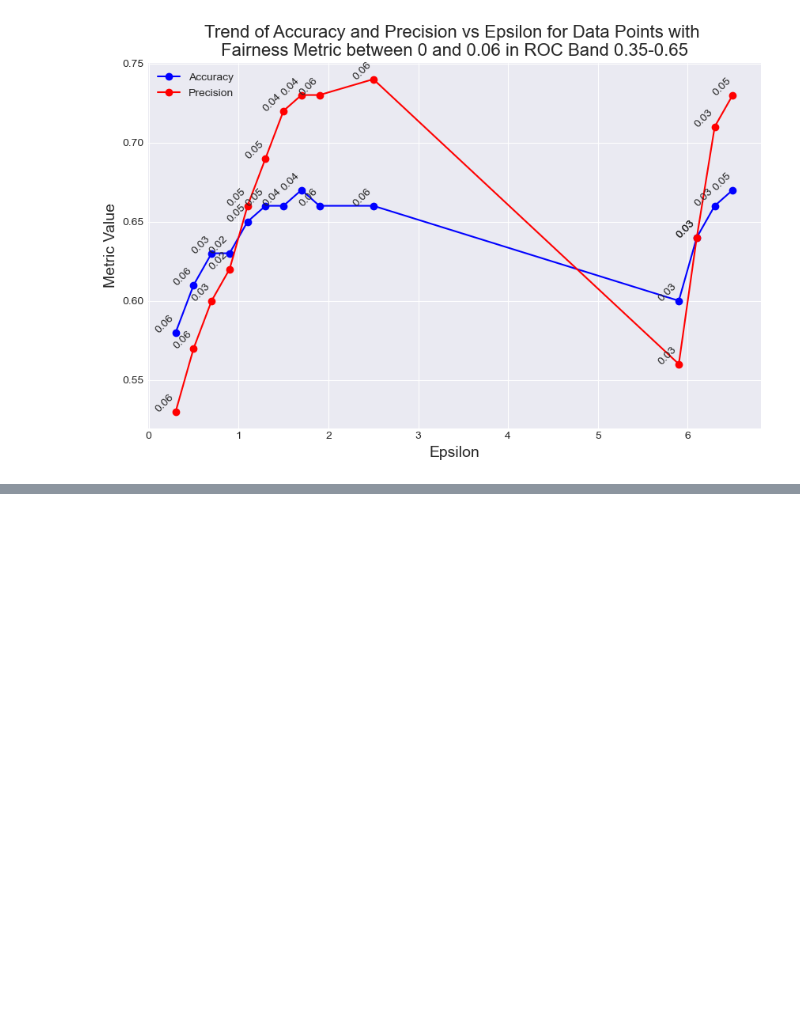
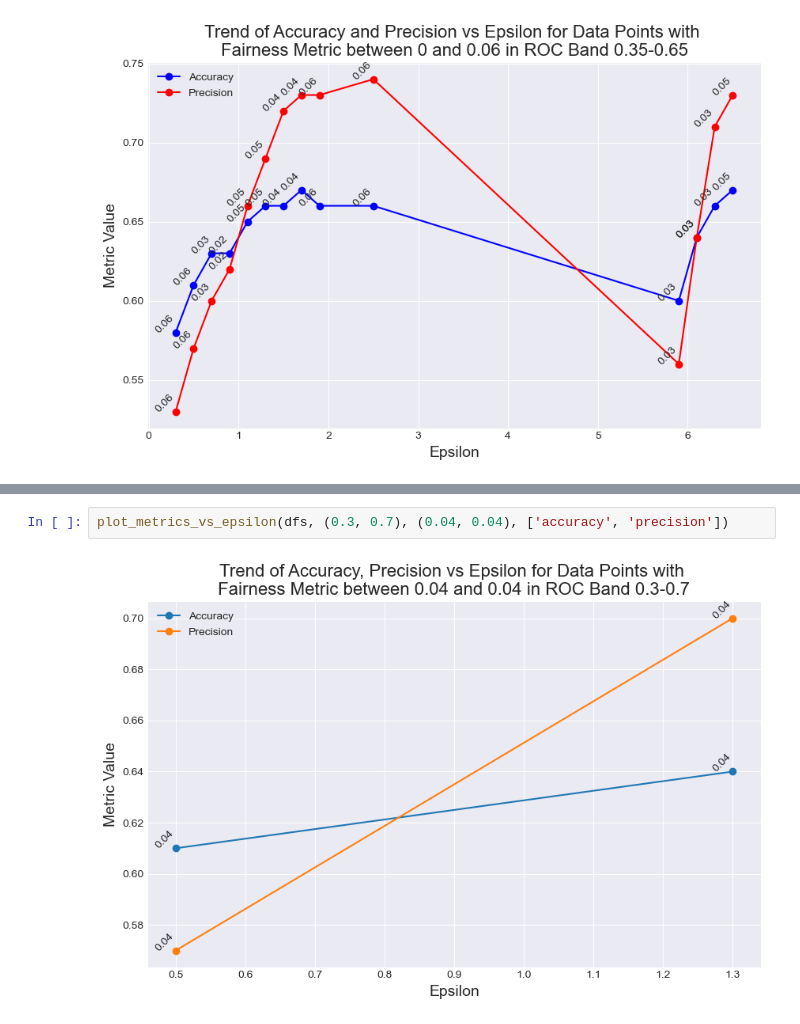
Before and after one commit to RU-Insane/compas-fairness-privacy-tradeoff-analysis, a Jupyter notebook: main/merged/fairness_privacy_merged.ipynb, the cells around one changed output, grey strips where cells are left out. Cells and saved outputs as stored; diff of their text form; blank space fills up the shorter version.

```diff
--- a/main/merged/fairness_privacy_merged.ipynb
+++ b/main/merged/fairness_privacy_merged.ipynb
@@ -674,0 +711,4 @@ plt.show()
+# %%
+plot_metrics_vs_epsilon(dfs, (0.3, 0.7), (0.04, 0.04), ['accuracy', 'precision'])
+# %% [output]
+[figure, added]
```
Also changed, not shown: parts of 7 cells of this notebook.
